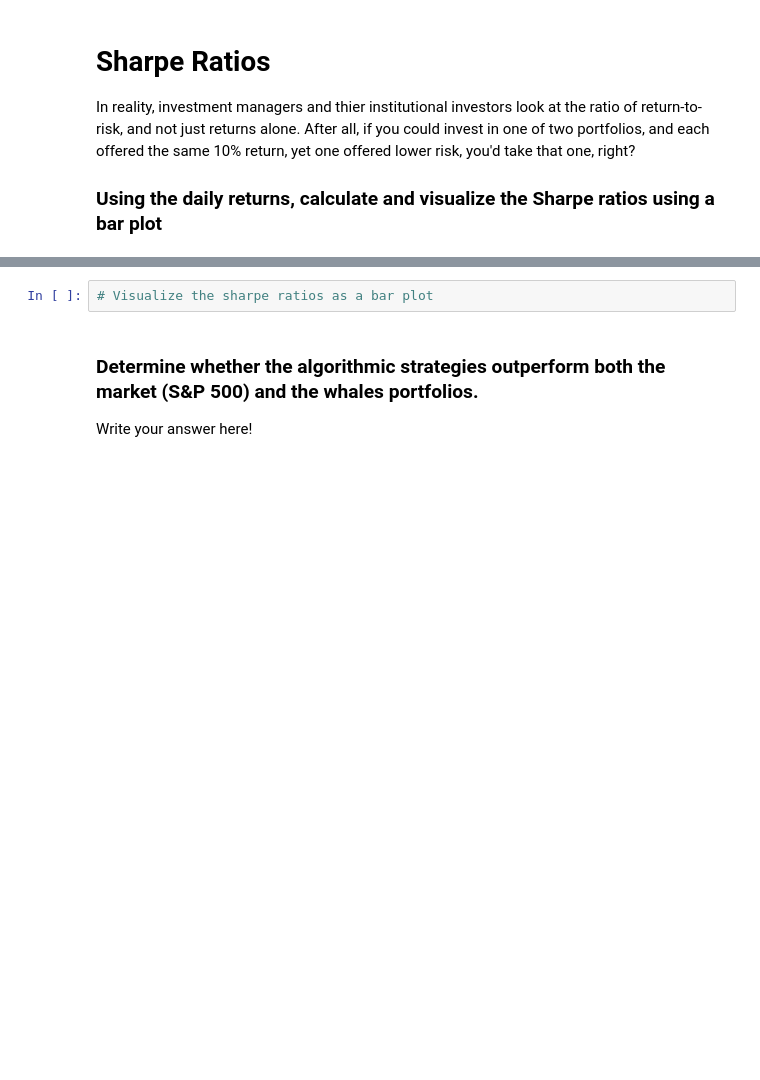
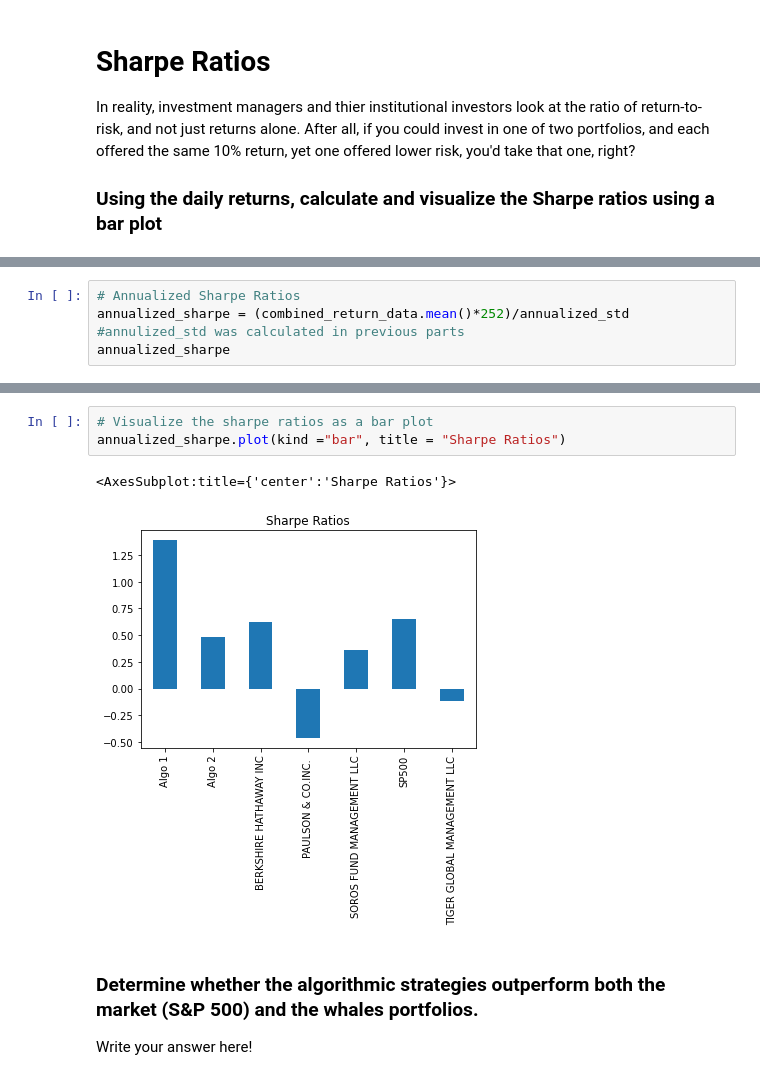
Before and after one commit to gokhanunal34/pandasSkillsApplications, a Jupyter notebook: whale_analysis.ipynb, the cells around one changed output, grey strips where cells are left out. Drawn from its saved outputs; the diff is of its cells as text; blank space fills up the shorter version.

```diff
--- a/whale_analysis.ipynb
+++ b/whale_analysis.ipynb
@@ -364,0 +395,4 @@ In reality, investment managers and thier institutional investors look at the ra
+# %%
+# Annualized Sharpe Ratios
+annualized_sharpe = (combined_return_data.mean()*252)/annualized_std    #annulized_std was calculated in previous parts
+annualized_sharpe
@@ -365,5 +408,9 @@ In reality, investment managers and thier institutional investors look at the ra
 # %%
 # Visualize the sharpe ratios as a bar plot
+annualized_sharpe.plot(kind ="bar", title = "Sharpe Ratios")
+# %% [output]
+<AxesSubplot:title={'center':'Sharpe Ratios'}>
+[figure, added]
 # %% [markdown]
 ### Determine whether the algorithmic strategies outperform both the market (S&P 500) and the whales portfolios.
 
```
Also changed, not shown: parts of 7 cells of this notebook.
